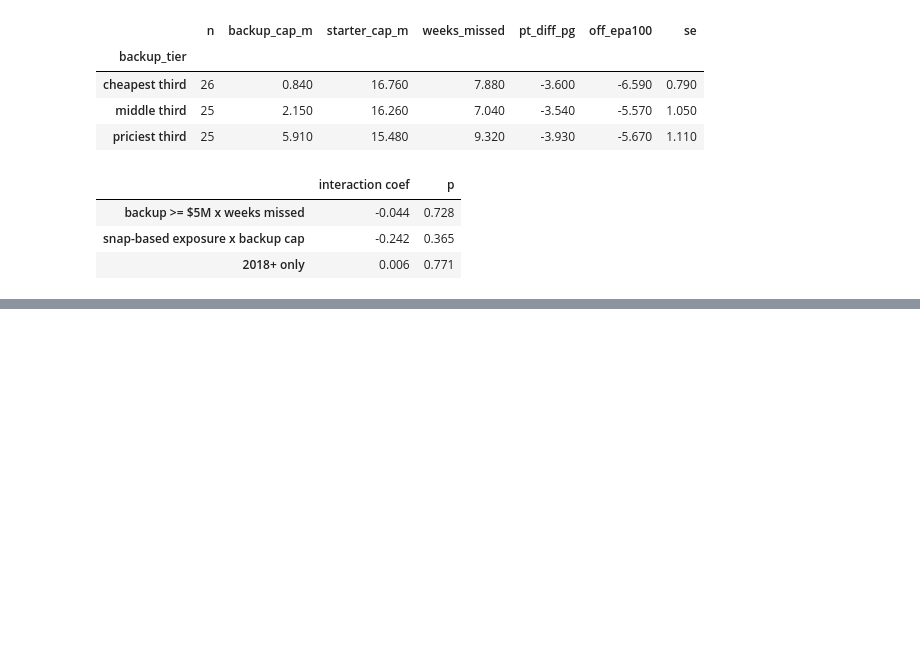
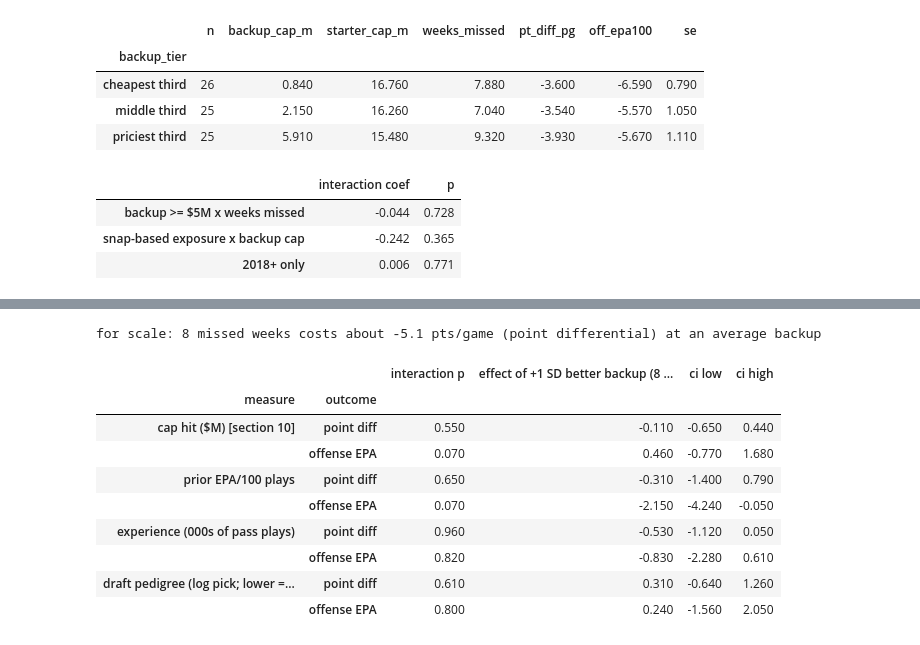
Before and after one commit to noahfighter883/nfl-position-value, a Jupyter notebook: analysis.ipynb, the cells around one changed output, grey strips where cells are left out. Drawn from its saved outputs; the diff is of its cells as text; code cells hidden in the pictures; blank space fills up the shorter version.

```diff
--- a/analysis.ipynb
+++ b/analysis.ipynb
@@ -736,0 +757,26 @@ pd.DataFrame({"interaction coef": [a.params["missed:backup_ge5"], b.params["away
+# %%
+# Section 10 used cap hit as a stand-in for backup quality. Here quality is measured directly, using only information from BEFORE the season:
+#   prior EPA  = the QB's career EPA per 100 pass plays through last season, shrunk toward the league average (K=400 plays) so a QB with
+#                30 pass plays is not judged on 30 plays
+#   experience = career pass plays before the season (thousands)
+#   pedigree   = log of draft pick (undrafted = pick 260); LOWER is better
+qs = pd.read_parquet("data/qb_season.parquet"); K = 400
+def prior_epa(gsis, season):
+    league = qs[qs.season < season]; m = league.epa_sum.sum() / league.pass_plays.sum()
+    h = qs[(qs.gsis_id == gsis) & (qs.season < season)]
+    return (h.epa_sum.sum() + K * m) / (h.pass_plays.sum() + K) * 100, h.pass_plays.sum()
+vals = [prior_epa(g, s) if g is not None else prior_epa("none", s) for g, s in zip(ins.qb2_gsis, ins.season)]
+ins["q2_epa"], ins["q2_exp"] = [v[0] for v in vals], [v[1] / 1000 for v in vals]
+ins["q2_lpick"] = np.log(ins.qb2_pick)
+
+# does the measure carry signal at all? (if prior EPA did not predict next-year EPA, a null result below would mean nothing)
+chk = []
+for season in range(2016, 2026):
+    for r in qs[(qs.season == season) & (qs.pass_plays >= 150)].itertuples():
+        e, n = prior_epa(r.gsis_id, season)
+        if n >= 150: chk.append({"prior": e, "now": r.epa_sum / r.pass_plays * 100})
+chk = pd.DataFrame(chk)
+print(f"validation, {len(chk)} QB-seasons with 150+ pass plays this year and before: corr(prior EPA, this-year EPA) = {chk.prior.corr(chk.now):.2f}, "
+      f"slope {np.polyfit(chk.prior, chk.now, 1)[0]:.2f}")
+print(f"corr of backup cap with prior EPA: {ins.qb2_cap.corr(ins.q2_epa):.2f}, with experience: {ins.qb2_cap.corr(ins.q2_exp):.2f}, with draft pick (log): {ins.qb2_cap.corr(ins.q2_lpick):.2f}")
+ins[["q2_epa", "q2_exp", "q2_lpick"]].describe().round(2).T
@@ -736,0 +790,29 @@ pd.DataFrame({"interaction coef": [a.params["missed:backup_ge5"], b.params["away
+# %%
+# same interaction test as section 10, one backup-quality measure at a time. 'quality x missed weeks' > 0 would mean insurance value
+# (for draft pick, LOWER is better, so insurance value would show up as a NEGATIVE interaction)
+MEASURES = [("qb2_cap", "cap hit ($M)  [section 10]", 1), ("q2_epa", "prior EPA/100 plays", 1), ("q2_exp", "experience (000s of pass plays)", 1), ("q2_lpick", "draft pedigree (log pick; lower = better)", -1)]
+rows = []
+for var, label, sign in MEASURES:
+    sd = ins[var].std()
+    for y, ylab in [("pt_diff_pg", "point diff"), ("off", "offense EPA")]:
+        m = fit(f"{y} ~ missed * {var} + qb1_cap", ins)
+        w = pd.Series(0.0, index=m.params.index); w[var] = sign * sd; w[f"missed:{var}"] = sign * 8 * sd   # +1 SD BETTER backup, starter out 8 weeks
+        est, se = (w * m.params).sum(), np.sqrt(w.values @ m.cov_params().values @ w.values)
+        rows.append({"measure": label, "outcome": ylab, "interaction p": m.pvalues[f"missed:{var}"], "effect of +1 SD better backup (8 wks out)": est,
+                     "ci low": est - 1.96 * se, "ci high": est + 1.96 * se})
+res = pd.DataFrame(rows).set_index(["measure", "outcome"])
+dmg = 8 * fit("pt_diff_pg ~ missed * qb2_cap + qb1_cap", ins).params["missed"]
+print(f"for scale: 8 missed weeks costs about {dmg:.1f} pts/game (point differential) at an average backup")
+res.round(2)
+# %% [output]
+for scale: 8 missed weeks costs about -5.1 pts/game (point differential) at an average backup
+|  |  | interaction p | effect of +1 SD better backup (8 ... | ci low | ci high |
+| measure | outcome |  |  |  |  |
+| cap hit ($M) [section 10] | point diff | 0.550 | -0.110 | -0.650 | 0.440 |
+|  | offense EPA | 0.070 | 0.460 | -0.770 | 1.680 |
+| prior EPA/100 plays | point diff | 0.650 | -0.310 | -1.400 | 0.790 |
+|  | offense EPA | 0.070 | -2.150 | -4.240 | -0.050 |
+| experience (000s of pass plays) | point diff | 0.960 | -0.530 | -1.120 | 0.050 |
+|  | offense EPA | 0.820 | -0.830 | -2.280 | 0.610 |
+| draft pedigree (log pick; lower =... | point diff | 0.610 | 0.310 | -0.640 | 1.260 |
+|  | offense EPA | 0.800 | 0.240 | -1.560 | 2.050 |
```
Also changed, not shown: parts of 6 cells of this notebook, 4 other files.
